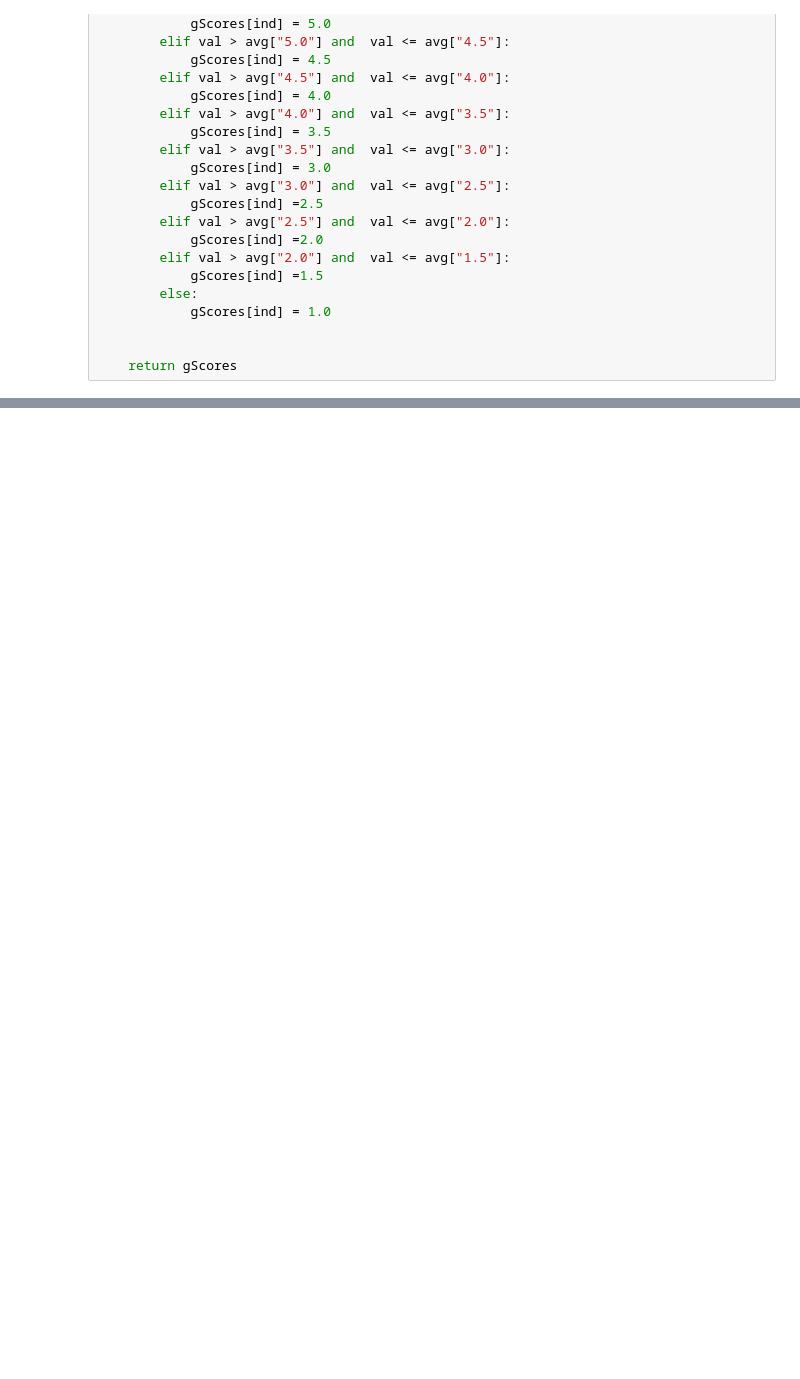
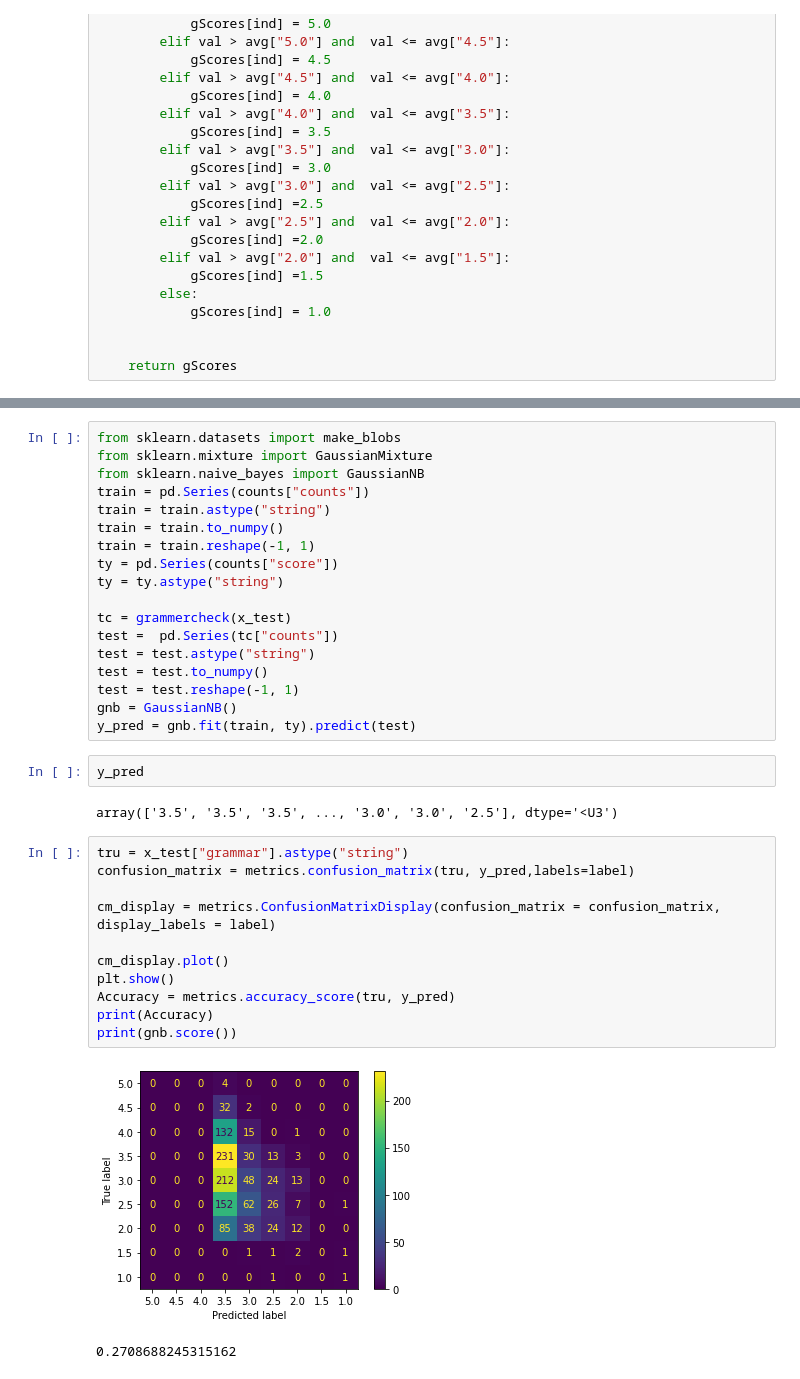
Before and after one commit to EEL-competition/solution, a Jupyter notebook: grammar.ipynb, the cells around one changed output, grey strips where cells are left out. Cells and saved outputs as stored; diff of their text form; blank space fills up the shorter version.

```diff
--- a/grammar.ipynb
+++ b/grammar.ipynb
@@ -137,0 +194,36 @@ KeyError: 1
+# %%
+from sklearn.datasets import make_blobs
+from sklearn.mixture import GaussianMixture
+from sklearn.naive_bayes import GaussianNB
+train = pd.Series(counts["counts"])
+train = train.astype("string")
+train = train.to_numpy()
+train = train.reshape(-1, 1)
+ty = pd.Series(counts["score"])
+ty = ty.astype("string")
+
+tc = grammercheck(x_test)
+test =  pd.Series(tc["counts"])
+test = test.astype("string")
+test = test.to_numpy()
+test = test.reshape(-1, 1)
+gnb = GaussianNB()
+y_pred = gnb.fit(train, ty).predict(test)
+# %%
+y_pred
+# %% [output]
+array(['3.5', '3.5', '3.5', ..., '3.0', '3.0', '2.5'], dtype='<U3')
+# %%
+tru = x_test["grammar"].astype("string")
+confusion_matrix = metrics.confusion_matrix(tru, y_pred,labels=label)
+
+cm_display = metrics.ConfusionMatrixDisplay(confusion_matrix = confusion_matrix, display_labels = label)
+
+cm_display.plot()
+plt.show()
+Accuracy = metrics.accuracy_score(tru, y_pred)
+print(Accuracy)
+print(gnb.score())
+# %% [output]
+[figure, added]
+0.2708688245315162
```
Also changed, not shown: parts of 16 cells of this notebook.
